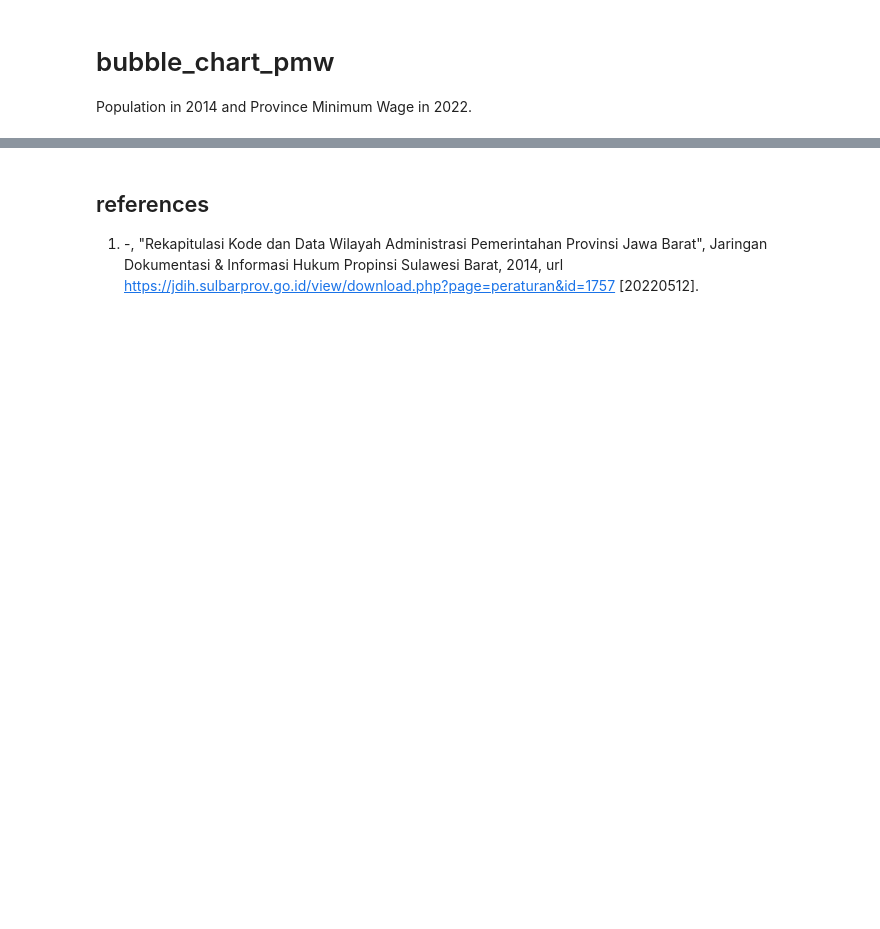
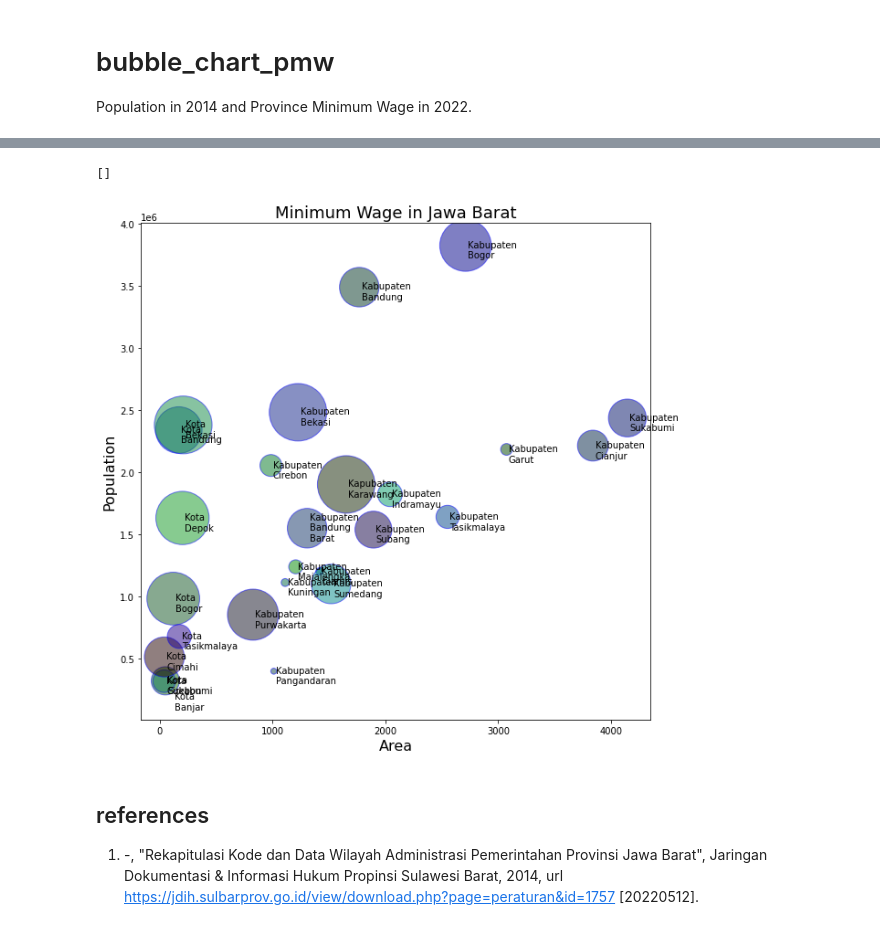
Before and after one commit to dudung/expansion-model, a Jupyter notebook: urban/bubble_chart_pmw.ipynb, the cells around one changed output, grey strips where cells are left out. Cells and saved outputs as stored; diff of their text form; code cells hidden in the pictures; blank space fills up the shorter version.

```diff
--- a/urban/bubble_chart_pmw.ipynb
+++ b/urban/bubble_chart_pmw.ipynb
@@ -44,3 +9,50 @@ Text(0.5, 1.0, 'Minimum Wage in Jawa Barat')
+# %%
+x = []
+y = []
+r = []
+c = []
+
+n = 0
+for lv2 in jb:
+    if lv2 != 'Info':
+        x.append(jb[lv2]['Area'])
+        y.append(jb[lv2]['Population'])
+        r.append(jb[lv2]['Wage'])
+        n += 1
+        cc = n * 8
+        cs = f'{cc:03n}'
+        c.append("#" + cs)
+
+rarr = np.array(r)
+r_normalized = (rarr - min(rarr)) / (max(rarr) - min(rarr))
+r_scaled = r_normalized * 4000
+
+df = pd.DataFrame({
+    'Area': x,
+    'Population': y,
+    'Colors': c,
+    "bubble_size": r_scaled
+})
+
+
+plt.figure(figsize=(10, 10))
+plt.scatter('Area', 'Population',
+             s='bubble_size',
+             alpha=0.5,
+             data=df, edgecolors='blue', color=c)
+plt.xlabel('Area', size=16)
+plt.ylabel('Population', size=16)
+plt.title("Minimum Wage in Jawa Barat", size=18)
+
+n = len(x)
+labels = [jb[i]["Name"].replace(" ", "\n") for i in jb if i != 'Info']
+for i in range (0, n):
+    xy = (x[i] + 20, y[i] - 1E5)
+    plt.annotate(labels[i], xy)
+plt.plot()
+# %% [output]
+[]
+[figure, added]
 # %% [markdown]
 ## references
 1. <a name='r01'></a>-, "Rekapitulasi Kode dan Data Wilayah Administrasi Pemerintahan Provinsi Jawa Barat", Jaringan Dokumentasi & Informasi Hukum Propinsi Sulawesi Barat, 2014, url <https://jdih.sulbarprov.go.id/view/download.php?page=peraturan&id=1757> [20220512].
```
Also changed, not shown: parts of 3 cells of this notebook.
